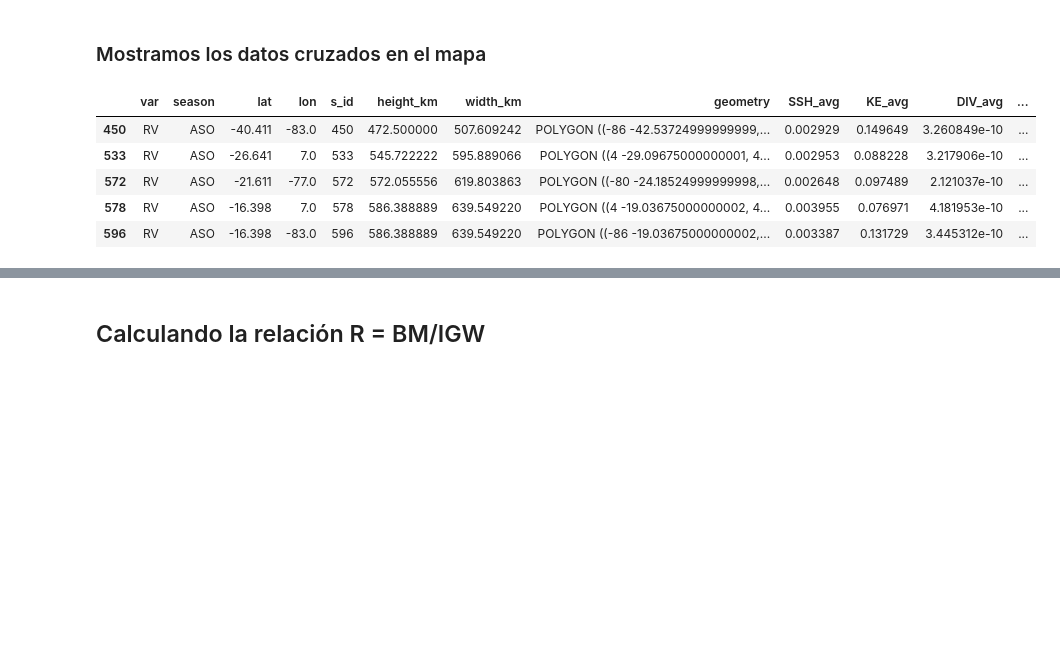
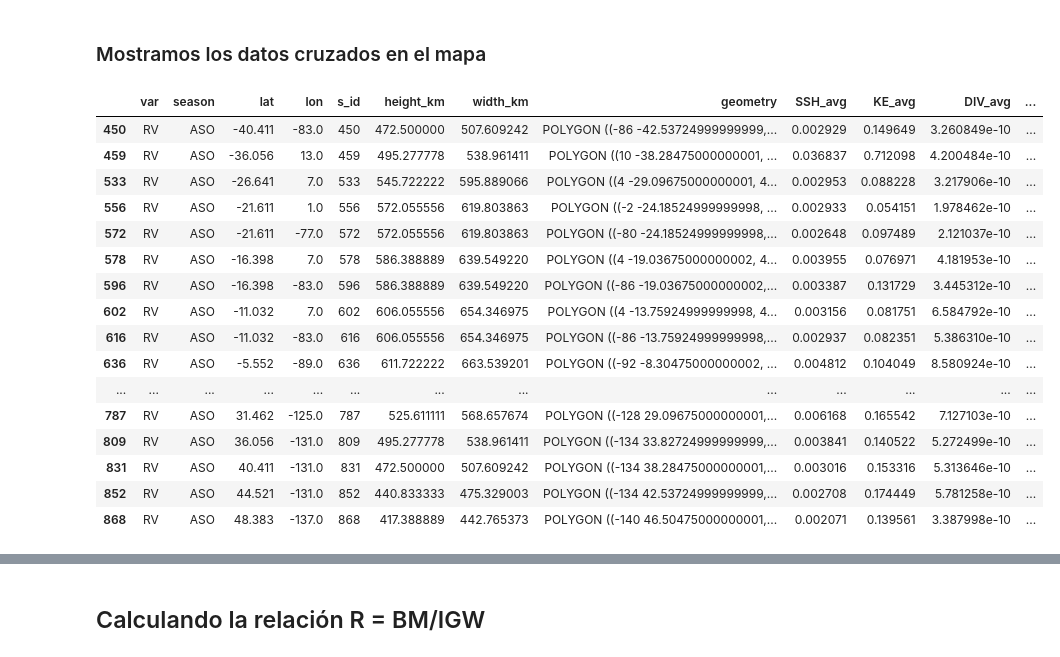
Before and after one commit to antonimmo/ebc-wk-spectral-analysis, a Jupyter notebook: EBC_Spectra_Analysis.ipynb, the cells around one changed output, grey strips where cells are left out. Saved outputs shown, nothing was run; the diff lists cells and outputs as text; code cells hidden in the pictures; blank space fills up the shorter version.

```diff
--- a/EBC_Spectra_Analysis.ipynb
+++ b/EBC_Spectra_Analysis.ipynb
@@ -32,4 +32,5 @@ from folium.plugins import MousePosition
 # Directorio padre
 from spectral_analysis.common_vars.directories import DATA_FOLDER
 # Directorio de los datos geográficos
-prnt_map = '{}/by_region'.format(DATA_FOLDER)
+prnt_map = '{}/map_data'.format(DATA_FOLDER)
+print(prnt_map)
@@ -129,19 +132,30 @@ merged_Rd_c1_H_Nbv.head()
 # %%
 # Leemos el archivo que contiene los polígonos de cada región (cuadrados de 6º de lado, pero con alto variable ya que no están equiespaciados en latitud)
 geodata = gpd.read_file('{}/{}_{}_geo.json'.format(prnt_map,var,season),driver='GeoJSON')
 geodata = geodata.set_index('s_id',drop=False).join(data_all.set_index('Id'), how='inner')
 #print(geodata.shape)
 #geodata.head()
 # Cruzamos la información promediada de (c1,Rd1,H,f,N) con los datos geográficos
 geodata_all = geodata.join(merged_Rd_c1_H_Nbv,how='inner')
-geodata_all.head()
+geodata_all
 # %% [output]
 |  | var | season | lat | lon | s_id | height_km | width_km | geometry | SSH_avg | KE_avg | DIV_avg | ... |
 | 450 | RV | ASO | -40.411 | -83.0 | 450 | 472.500000 | 507.609242 | POLYGON ((-86 -42.53724999999999,... | 0.002929 | 0.149649 | 3.260849e-10 | ... |
+| 459 | RV | ASO | -36.056 | 13.0 | 459 | 495.277778 | 538.961411 | POLYGON ((10 -38.28475000000001, ... | 0.036837 | 0.712098 | 4.200484e-10 | ... |
 | 533 | RV | ASO | -26.641 | 7.0 | 533 | 545.722222 | 595.889066 | POLYGON ((4 -29.09675000000001, 4... | 0.002953 | 0.088228 | 3.217906e-10 | ... |
+| 556 | RV | ASO | -21.611 | 1.0 | 556 | 572.055556 | 619.803863 | POLYGON ((-2 -24.18524999999998, ... | 0.002933 | 0.054151 | 1.978462e-10 | ... |
 | 572 | RV | ASO | -21.611 | -77.0 | 572 | 572.055556 | 619.803863 | POLYGON ((-80 -24.18524999999998,... | 0.002648 | 0.097489 | 2.121037e-10 | ... |
 | 578 | RV | ASO | -16.398 | 7.0 | 578 | 586.388889 | 639.549220 | POLYGON ((4 -19.03675000000002, 4... | 0.003955 | 0.076971 | 4.181953e-10 | ... |
 | 596 | RV | ASO | -16.398 | -83.0 | 596 | 586.388889 | 639.549220 | POLYGON ((-86 -19.03675000000002,... | 0.003387 | 0.131729 | 3.445312e-10 | ... |
+| 602 | RV | ASO | -11.032 | 7.0 | 602 | 606.055556 | 654.346975 | POLYGON ((4 -13.75924999999998, 4... | 0.003156 | 0.081751 | 6.584792e-10 | ... |
+| 616 | RV | ASO | -11.032 | -83.0 | 616 | 606.055556 | 654.346975 | POLYGON ((-86 -13.75924999999998,... | 0.002937 | 0.082351 | 5.386310e-10 | ... |
+| 636 | RV | ASO | -5.552 | -89.0 | 636 | 611.722222 | 663.539201 | POLYGON ((-92 -8.30475000000002, ... | 0.004812 | 0.104049 | 8.580924e-10 | ... |
+| ... | ... | ... | ... | ... | ... | ... | ... | ... | ... | ... | ... | ... |
+| 787 | RV | ASO | 31.462 | -125.0 | 787 | 525.611111 | 568.657674 | POLYGON ((-128 29.09675000000001,... | 0.006168 | 0.165542 | 7.127103e-10 | ... |
+| 809 | RV | ASO | 36.056 | -131.0 | 809 | 495.277778 | 538.961411 | POLYGON ((-134 33.82724999999999,... | 0.003841 | 0.140522 | 5.272499e-10 | ... |
+| 831 | RV | ASO | 40.411 | -131.0 | 831 | 472.500000 | 507.609242 | POLYGON ((-134 38.28475000000001,... | 0.003016 | 0.153316 | 5.313646e-10 | ... |
+| 852 | RV | ASO | 44.521 | -131.0 | 852 | 440.833333 | 475.329003 | POLYGON ((-134 42.53724999999999,... | 0.002708 | 0.174449 | 5.781258e-10 | ... |
+| 868 | RV | ASO | 48.383 | -137.0 | 868 | 417.388889 | 442.765373 | POLYGON ((-140 46.50475000000001,... | 0.002071 | 0.139561 | 3.387998e-10 | ... |
 # %%
 var_map = "KE"
 prop_data = "{}_{}".format(var_map,prop)
```
Also changed, not shown: parts of 3 cells of this notebook, 7 other files.
